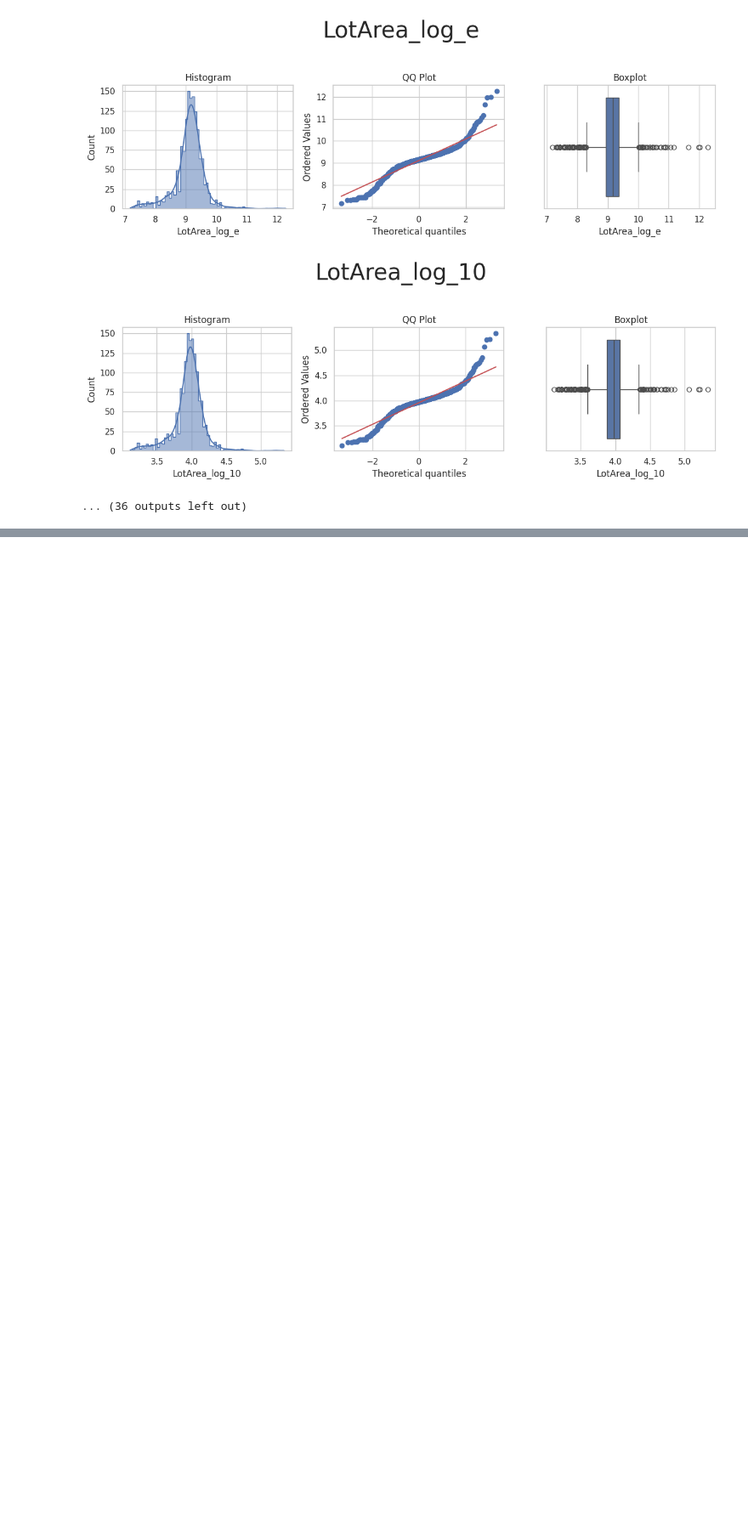
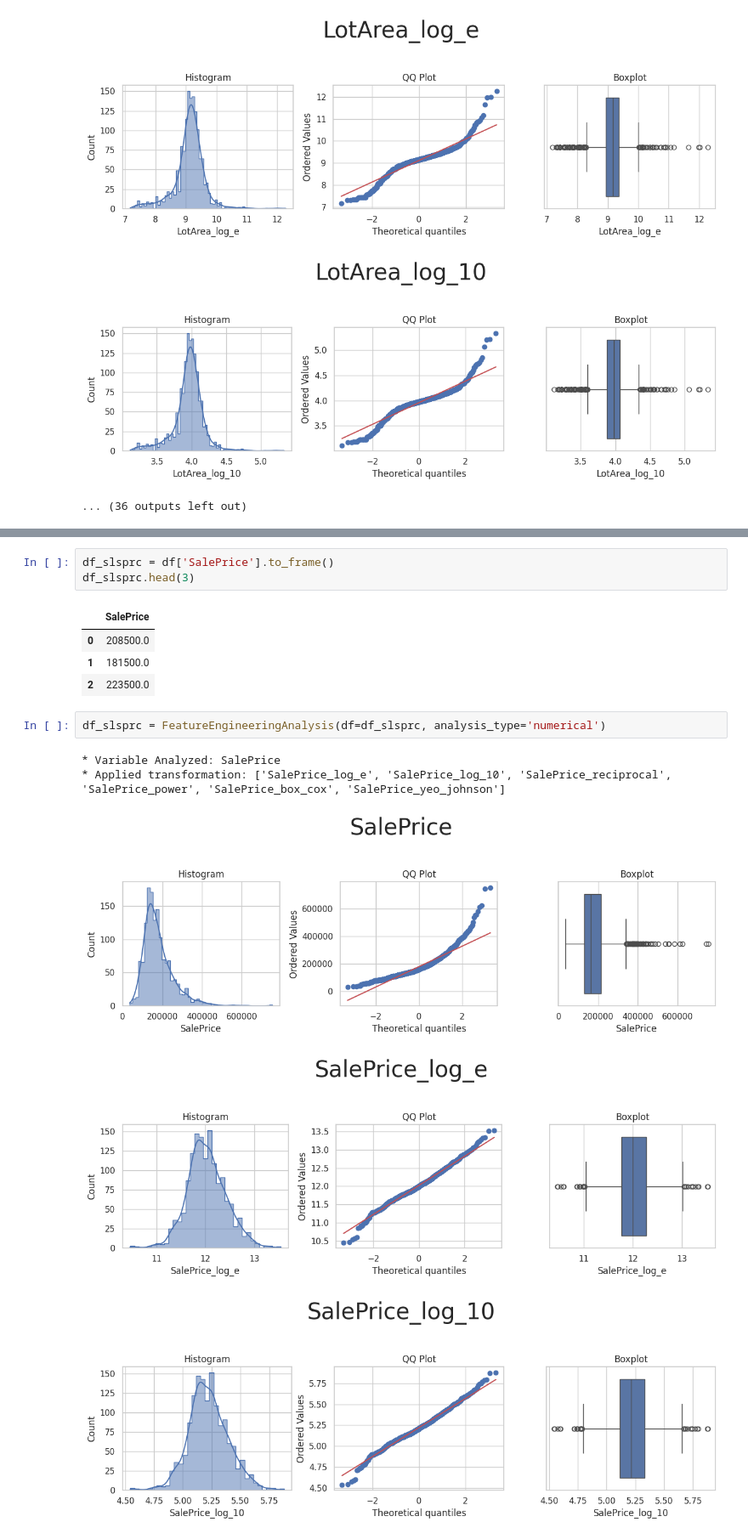
Before and after one commit to James-Burch/PP5-ML-PROJECT, a Jupyter notebook: jupyter_notebooks/4.FeatureEngineering.ipynb, the cells around one changed output, grey strips where cells are left out. Shown at 85% size. Cells and saved outputs as stored; diff of their text form; blank space fills up the shorter version.

Commit message:
Finish feature engineering notebook

```diff
--- a/jupyter_notebooks/4.FeatureEngineering.ipynb
+++ b/jupyter_notebooks/4.FeatureEngineering.ipynb
@@ -454,0 +489,16 @@ df_featengine = FeatureEngineeringAnalysis(df=df_featengine, analysis_type='nume
+# %%
+df_slsprc = df['SalePrice'].to_frame()
+df_slsprc.head(3)
+# %% [output]
+|  | SalePrice |
+| 0 | 208500.0 |
+| 1 | 181500.0 |
+| 2 | 223500.0 |
+# %%
+df_slsprc = FeatureEngineeringAnalysis(df=df_slsprc, analysis_type='numerical')
+# %% [output]
+* Variable Analyzed: SalePrice
+* Applied transformation: ['SalePrice_log_e', 'SalePrice_log_10', 'SalePrice_reciprocal', 'SalePrice_power', 'SalePrice_box_cox', 'SalePrice_yeo_johnson']
+[figure, added]
+[figure, added]
+[figure, added]
```
Also changed, not shown: parts of 9 cells of this notebook.
